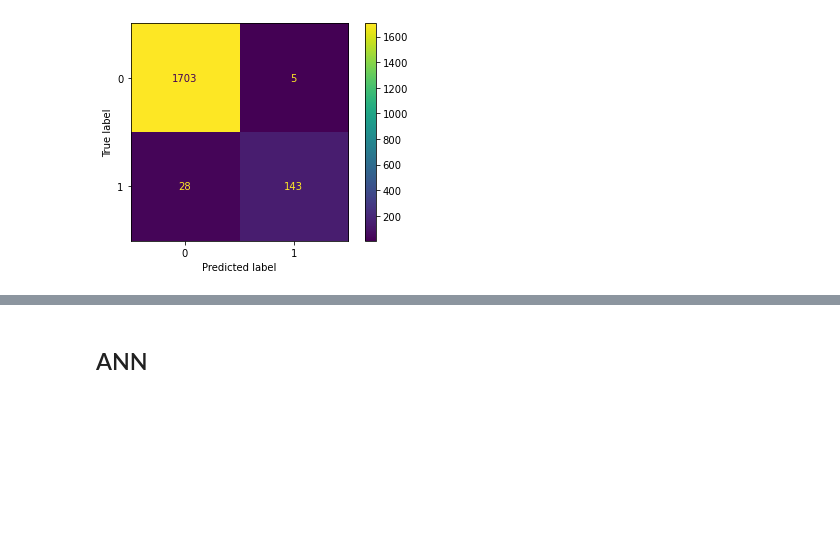
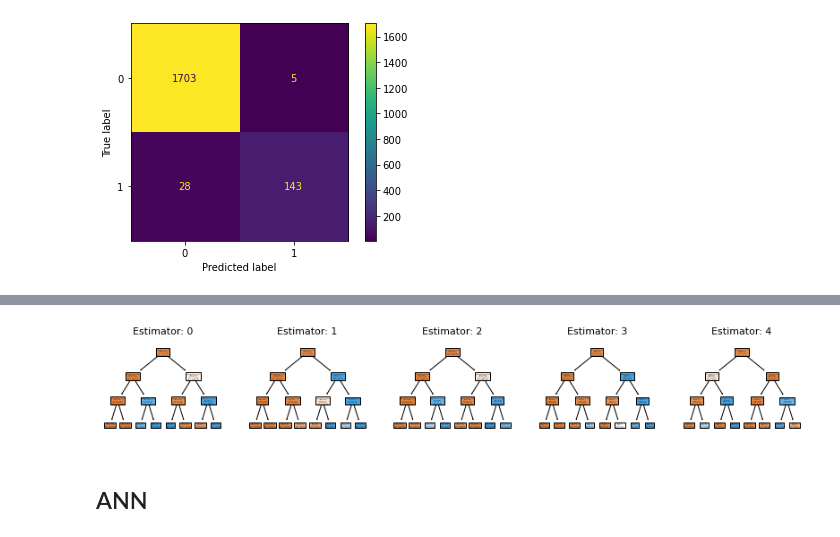
Before and after one commit to daistmarco/PredictingPulsarStar, a Jupyter notebook: KM_PredictingPulsarStar-working_file.ipynb, the cells around one changed output, grey strips where cells are left out. Saved outputs shown, nothing was run; the diff lists cells and outputs as text; code cells hidden in the pictures; blank space fills up the shorter version.

```diff
--- a/KM_PredictingPulsarStar-working_file.ipynb
+++ b/KM_PredictingPulsarStar-working_file.ipynb
@@ -467,3 +522,16 @@ cm_rfc_display = ConfusionMatrixDisplay(cm_rfc).plot()
+# %%
+fig, axes = plt.subplots(nrows = 1,ncols = 5,figsize = (14,2))
+for index in range(0, 5):
+    tree.plot_tree(model_std_rfc.named_steps["rfc"].estimators_[index],
+                   feature_names = X_train.columns,
+                   class_names=["Is Not Pulsar", "Is Pulsar"],
+                   filled = True,
+                   ax = axes[index]);
+    axes[index].set_title('Estimator: ' + str(index), fontsize = 11)
+
+fig.savefig('rfc_5trees.png')
+# %% [output]
+[figure, added]
 # %% [markdown]
 ## ANN
 # %%
```
Also changed, not shown: parts of 6 cells of this notebook.
